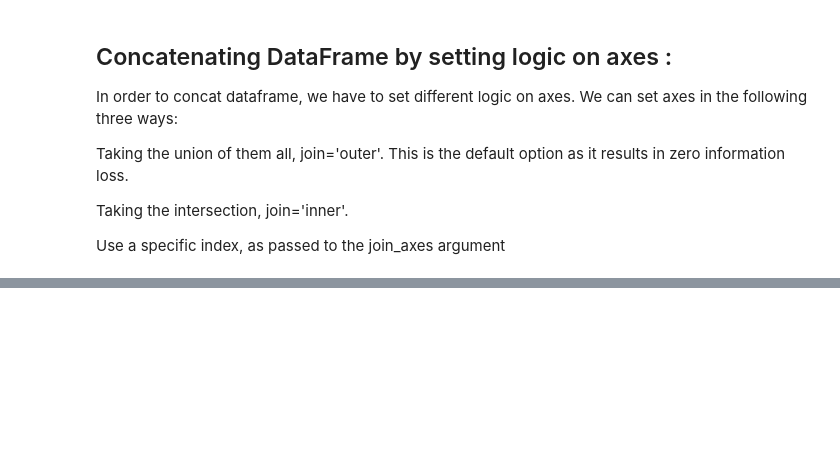
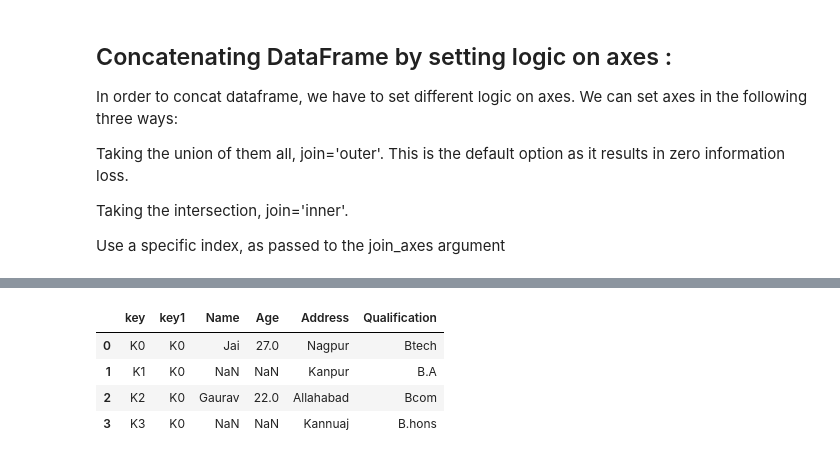
Before and after one commit to Manojgharge07/DataScience-Mentorship-Python-Basic, a Jupyter notebook: Python_Basics_Pandas_Merging_Joining_Concatenating16.ipynb, the cells around one changed output, grey strips where cells are left out. Cells and saved outputs as stored; diff of their text form; code cells hidden in the pictures; blank space fills up the shorter version.

```diff
--- a/Python_Basics_Pandas_Merging_Joining_Concatenating16.ipynb
+++ b/Python_Basics_Pandas_Merging_Joining_Concatenating16.ipynb
@@ -124,0 +355,12 @@ print(df, "\n\n", df1)
+# %%
+#Now we set how = 'right' in order to use keys from right frame only.
+# using keys from right frame
+res1 = pd.merge(df, df1, how='right', on=['key', 'key1'])
+
+res1
+# %% [output]
+|  | key | key1 | Name | Age | Address | Qualification |
+| 0 | K0 | K0 | Jai | 27.0 | Nagpur | Btech |
+| 1 | K1 | K0 | NaN | NaN | Kanpur | B.A |
+| 2 | K2 | K0 | Gaurav | 22.0 | Allahabad | Bcom |
+| 3 | K3 | K0 | NaN | NaN | Kannuaj | B.hons |
```
Also changed, not shown: parts of 28 cells of this notebook.
